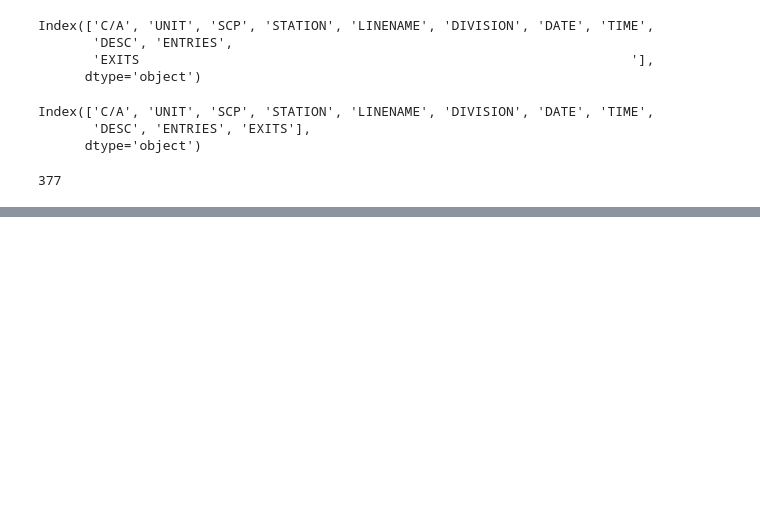
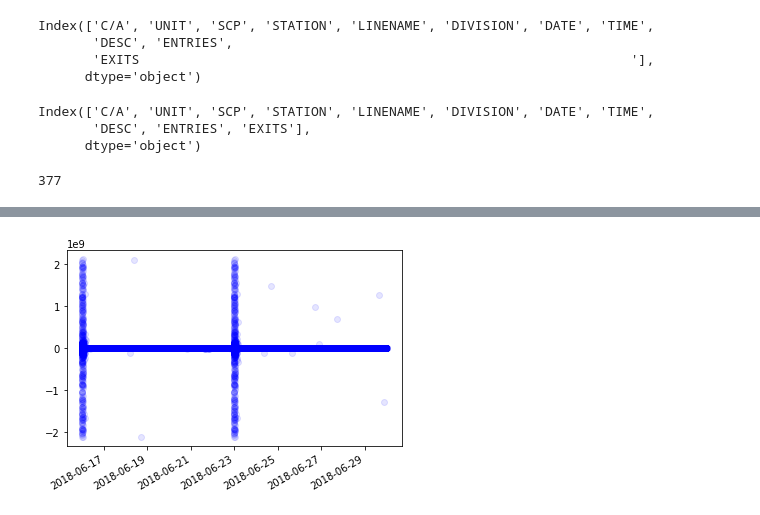
Before and after one commit to sgbroer/project_benson, a Jupyter notebook: MTA_Data_Handle_Sam.ipynb, the cells around one changed output, grey strips where cells are left out. Saved outputs shown, nothing was run; the diff lists cells and outputs as text; code cells hidden in the pictures; blank space fills up the shorter version.

```diff
--- a/MTA_Data_Handle_Sam.ipynb
+++ b/MTA_Data_Handle_Sam.ipynb
@@ -10,11 +12,14 @@ import matplotlib.pyplot as plt
 
 %matplotlib inline
 # %%
-#Define functions for getting data frame from MTA url
-#'http://web.mta.info/developers/data/nyct/turnstile/turnstile_180630.txt'
-def get_data(url):
-    s = requests.get(url).content
-    df = pd.read_csv(io.StringIO(s.decode('utf-8')))
-    return df
+#Define function for getting data frame from MTA url
 
-get_data('http://web.mta.info/developers/data/nyct/turnstile/turnstile_180630.txt')
+def get_data(week_nums):
+    url = "http://web.mta.info/developers/data/nyct/turnstile/turnstile_{}.txt"
+    dfs = []
+    for week_num in week_nums:
+        file_url = url.format(week_num)
+        dfs.append(pd.read_csv(file_url))
+    return pd.concat(dfs)
+
+df = get_data([180630, 180623])
@@ -40,3 +25,0 @@ get_data('http://web.mta.info/developers/data/nyct/turnstile/turnstile_180630.tx
-# %%
-df = get_data('http://web.mta.info/developers/data/nyct/turnstile/turnstile_180630.txt')
-df.head()
@@ -142,0 +150,14 @@ Name: ENTRIES_COUNT, dtype: int64
+# %%
+#Let's see if we can't get a visual on just how whacky we're talking
+#What's up with the 16th and the 23rd -- are Saturdays really that much busier?
+#Considering its showing +/- 1/4 of the earth's population, probably not
+
+#Formatting for x-axis found here https://matplotlib.org/gallery/recipes/common_date_problems.html
+fig, ax = plt.subplots()
+ax.plot(df.DATE_TIME, df.ENTRIES_COUNT, 'bo', alpha=.1)
+
+fig.autofmt_xdate()
+
+ax.fmt_xdata = mdates.DateFormatter('%Y-%m-%d')
+# %% [output]
+[figure, added]
```
Also changed, not shown: parts of 31 cells of this notebook.
